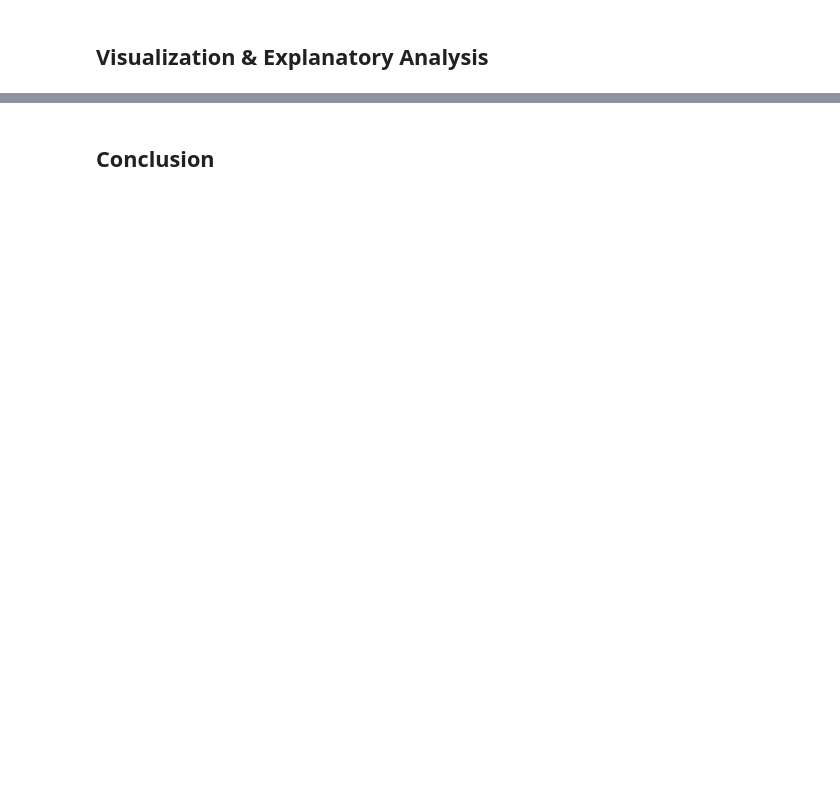
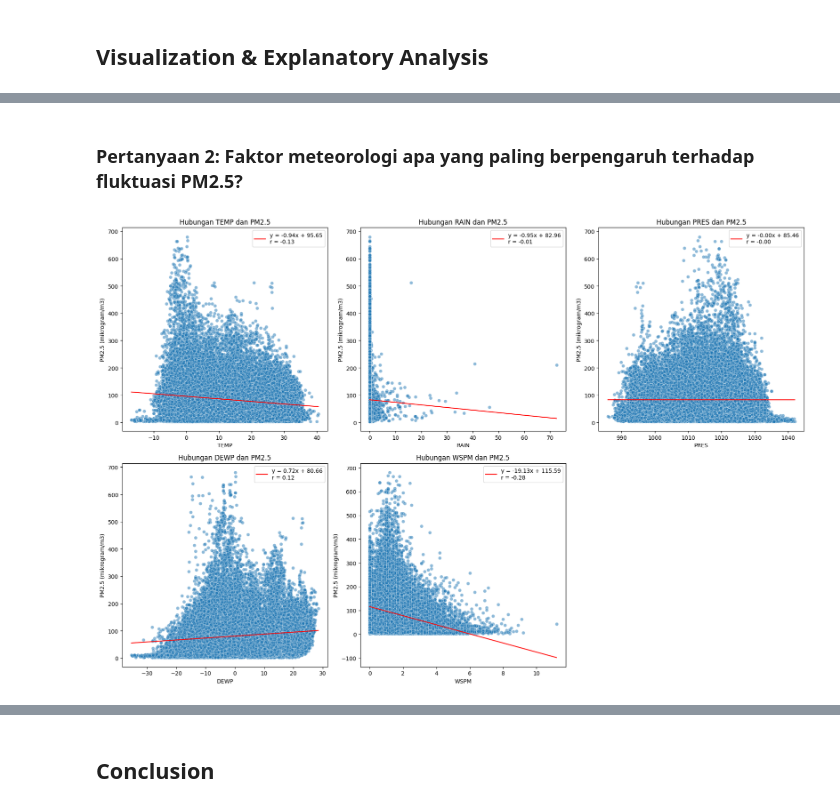
Before and after one commit to Rashadfajar/ta-AirQuality-Rashad, a Jupyter notebook: Proyek_Analisis_Data.ipynb, the cells around one changed output, grey strips where cells are left out. Cells and saved outputs as stored; diff of their text form; code cells hidden in the pictures; blank space fills up the shorter version.

```diff
--- a/Proyek_Analisis_Data.ipynb
+++ b/Proyek_Analisis_Data.ipynb
@@ -379,0 +303,40 @@ WSPM  -0.284217  0.037862  0.022449  0.071479 -0.304990  1.000000
+# %% [markdown]
+### Pertanyaan 2: Faktor meteorologi apa yang paling berpengaruh terhadap fluktuasi PM2.5?
+# %%
+# Kolom yang akan dibandingkan dengan PM2.5
+factors = ['TEMP', 'RAIN', 'PRES', 'DEWP', 'WSPM']
+
+# Hitung korelasi untuk setiap faktor terhadap PM2.5
+correlation = data[['PM2.5'] + factors].corr()
+
+# Buat grid 2x3 untuk scatterplot
+fig, axes = plt.subplots(2, 3, figsize=(18, 12))  # Grid 2x3
+axes = axes.flatten()  # Ratakan array subplot
+
+for i, factor in enumerate(factors):
+    # Korelasi antara faktor saat ini dan PM2.5
+    corr_value = correlation.loc['PM2.5', factor]
+
+    # Scatterplot dengan nilai korelasi di judul
+    sns.scatterplot(x=factor, y='PM2.5', data=data, alpha=0.5, ax=axes[i])
+
+    # Tambahkan garis tren
+    slope, intercept, r_value, p_value, std_err = linregress(data[factor], data['PM2.5'])
+    axes[i].plot([data[factor].min(), data[factor].max()],
+                [slope * data[factor].min() + intercept,
+                 slope * data[factor].max() + intercept],
+                color='red', label=f'y = {slope:.2f}x + {intercept:.2f}\nr = {r_value:.2f}')
+
+    axes[i].set_title(f'Hubungan {factor} dan PM2.5')
+    axes[i].set_xlabel(f'{factor}')
+    axes[i].set_ylabel('PM2.5 (mikrogram/m3)')
+    axes[i].legend()
+
+# Matikan subplot kosong jika ada
+for i in range(len(factors), len(axes)):
+    axes[i].axis('off')
+
+plt.tight_layout()
+plt.show()
+# %% [output]
+[figure, added]
```
Also changed, not shown: parts of 27 cells of this notebook, 2 other files.
